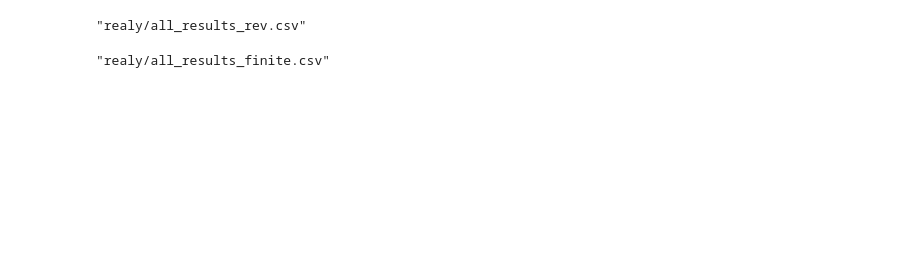
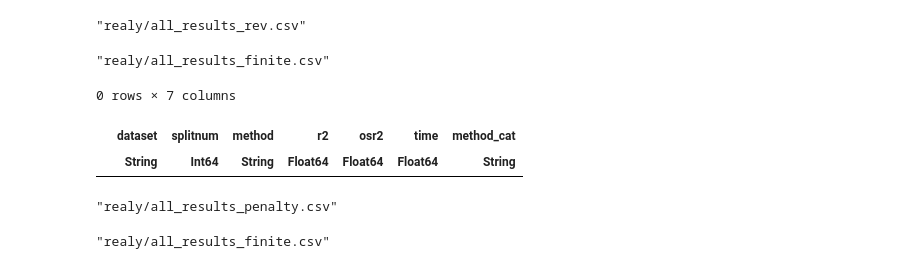
Before and after one commit to adelarue/PMD, a Jupyter notebook: results/Compile results together.ipynb, the cells around one changed output. Drawn from its saved outputs; the diff is of its cells as text; code cells hidden in the pictures; blank space fills up the shorter version.

```diff
--- a/results/Compile results together.ipynb
+++ b/results/Compile results together.ipynb
@@ -2,10 +2,11 @@
 using CSV, DataFrames, Statistics
 # %%
 directory = "realy/"
-subdir="fix/"
+subdir="revisions/"
 filelist = [f for f in readdir(directory*subdir) if endswith(f, ".csv") && f ∉ ["all_results.csv","all_results_new.csv"]]
 res = similar(CSV.read(directory*subdir*filelist[1], DataFrame),0)
 for i in 1:length(filelist)
     res = vcat(res, CSV.read(directory*subdir*filelist[i], DataFrame))
 end
 # filter!(t -> t[:k] > 0, res) #Remove dataset with only a bias term
+res[!,:method_cat] = map(t -> startswith(t, "Imp-then-Reg") ? "Imp-then-Reg" : t, res[:,:method]);
@@ -16,6 +15,25 @@ baselineres = filter(t -> t[:method_cat] ∈ ["Complete Features", "Imp-then-Reg
 CSV.write(directory*"all_results_rev.csv", baselineres)
 # %% [output]
 "realy/all_results_rev.csv"
+# %%
+finiteres = filter(t -> t[:method_cat] ∈ ["Finite"], res)
+CSV.write(directory*"all_results_finite.csv", finiteres)
+# %% [output]
+"realy/all_results_finite.csv"
+# %%
+finiteres[finiteres[:,:r2] .< 0,:]
+# %% [output]
+0 rows × 7 columns
+|  | dataset | splitnum | method | r2 | osr2 | time | method_cat |
+|  | String | Int64 | String | Float64 | Float64 | Float64 | String |
+# %%
+aux = filter(t -> startswith(t[:method_cat],"Affine") || startswith(t[:method_cat],"Static"), res)
+aux[!,:penalty] = map(t -> split(t," - ")[2], aux[:,:method])
+aux[!,:method] .= map(t -> split(t," - ")[1], aux[:,:method])
+aux[!,:method_cat] = map(t -> startswith(t, "Imp-then-Reg") ? "Imp-then-Reg" : t, aux[:,:method]);
+CSV.write(directory*"all_results_penalty.csv", aux)
+# %% [output]
+"realy/all_results_penalty.csv"
 # %%
 directory = "realy/"
 subdir="finite/"
```
Also changed, not shown: parts of 2 cells of this notebook, 2 other files.
